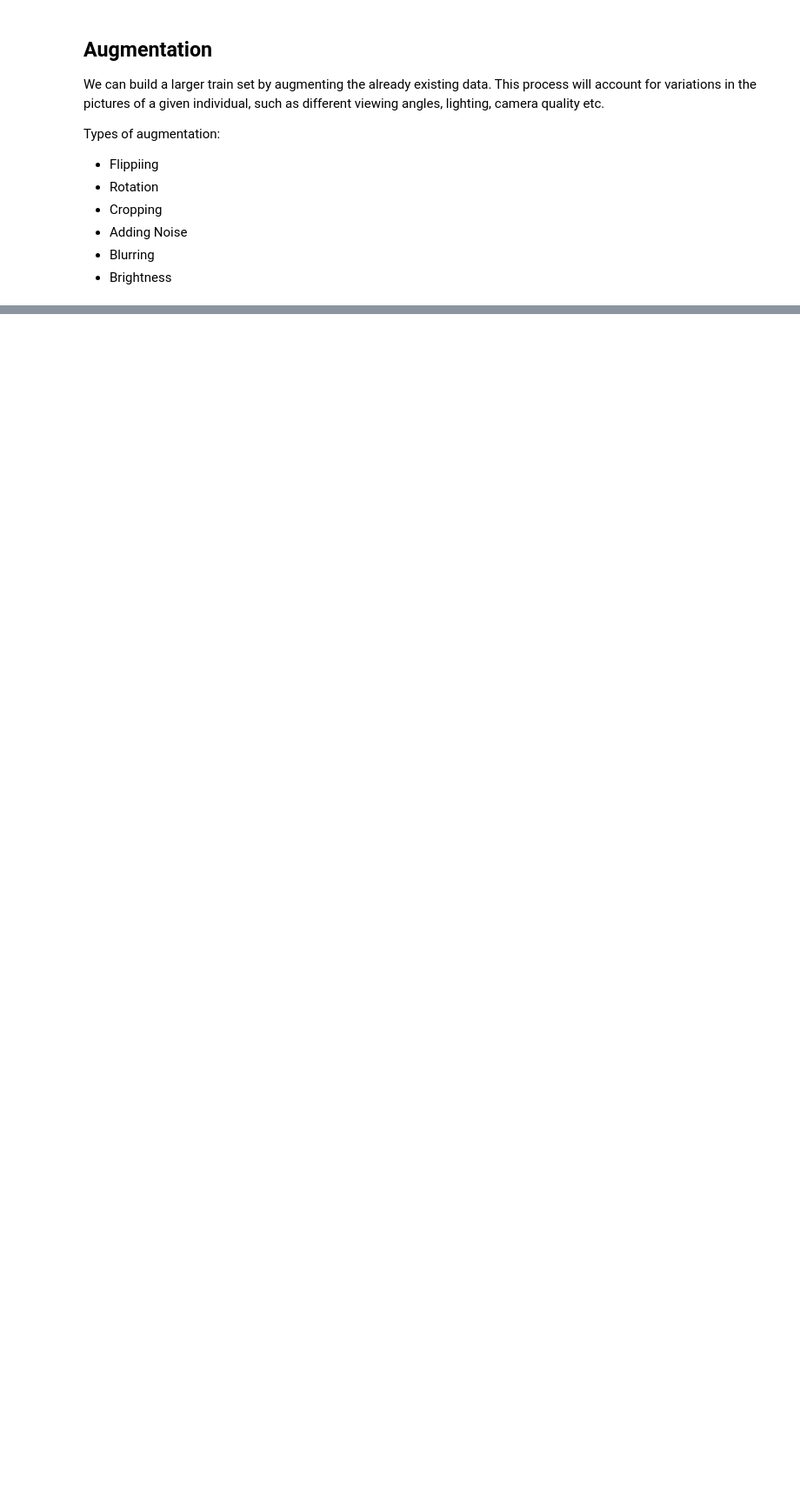
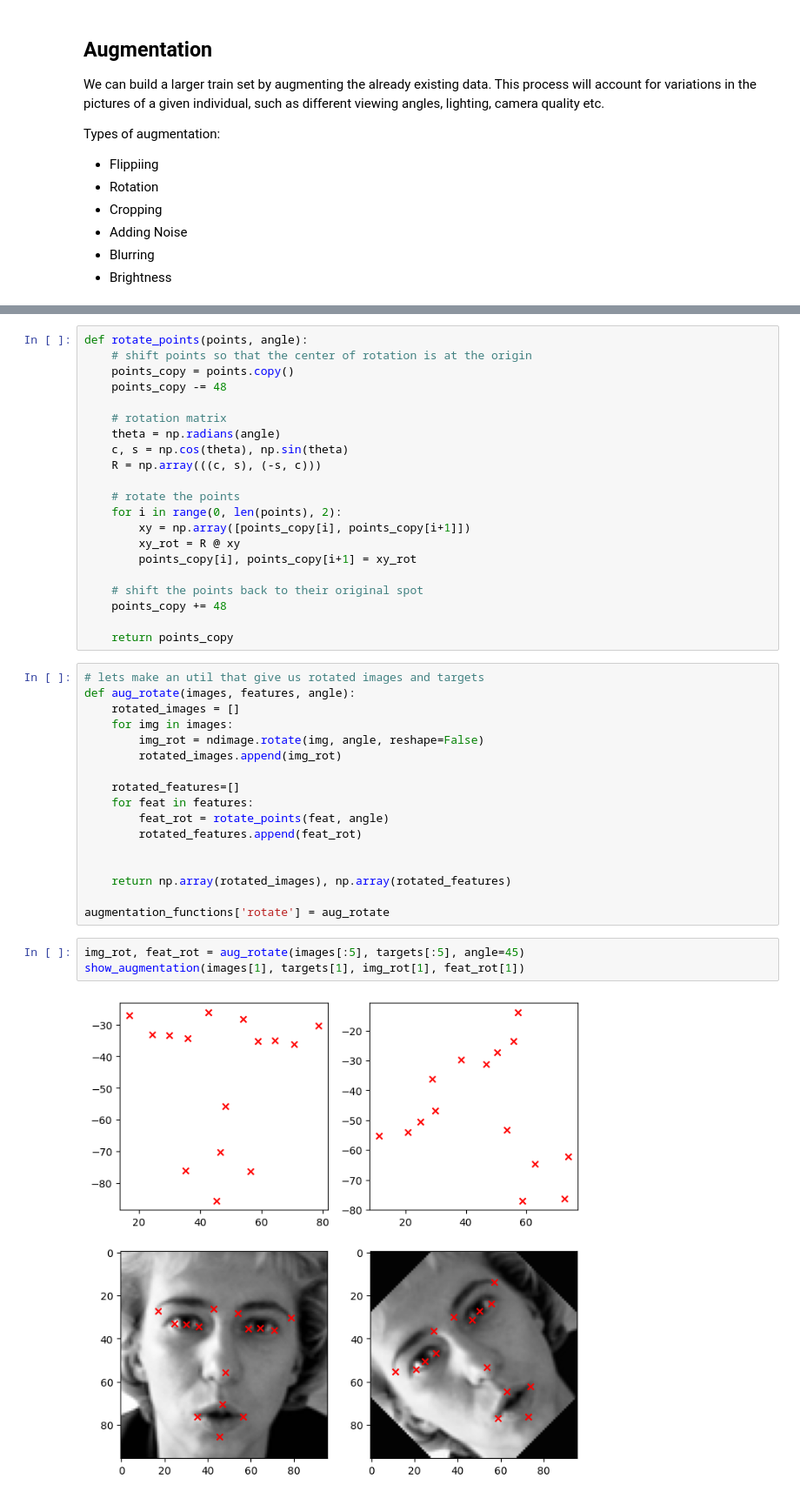
Before and after one commit to abhayp2204/Facial-Keypoints-Recognition, a Jupyter notebook: code.ipynb, the cells around one changed output, grey strips where cells are left out. Shown at 87% size. Saved outputs shown, nothing was run; the diff lists cells and outputs as text; blank space fills up the shorter version.

```diff
--- a/code.ipynb
+++ b/code.ipynb
@@ -142,0 +174,43 @@ show_augmentation(image, feature, flipped_img, flipped_feat)
+# %%
+def rotate_points(points, angle):
+    # shift points so that the center of rotation is at the origin
+    points_copy = points.copy()
+    points_copy -= 48
+
+    # rotation matrix
+    theta = np.radians(angle)
+    c, s = np.cos(theta), np.sin(theta)
+    R = np.array(((c, s), (-s, c)))
+
+    # rotate the points
+    for i in range(0, len(points), 2):
+        xy = np.array([points_copy[i], points_copy[i+1]])
+        xy_rot = R @ xy
+        points_copy[i], points_copy[i+1] = xy_rot
+
+    # shift the points back to their original spot
+    points_copy += 48
+
+    return points_copy
+# %%
+# lets make an util that give us rotated images and targets
+def aug_rotate(images, features, angle):
+    rotated_images = []
+    for img in images:
+        img_rot = ndimage.rotate(img, angle, reshape=False)
+        rotated_images.append(img_rot)
+
+    rotated_features=[]
+    for feat in features:
+        feat_rot = rotate_points(feat, angle)
+        rotated_features.append(feat_rot)
+
+
+    return np.array(rotated_images), np.array(rotated_features)
+
+augmentation_functions['rotate'] = aug_rotate
+# %%
+img_rot, feat_rot = aug_rotate(images[:5], targets[:5], angle=45)
+show_augmentation(images[1], targets[1], img_rot[1], feat_rot[1])
+# %% [output]
+[figure, added]
```
Also changed, not shown: parts of 27 cells of this notebook.
